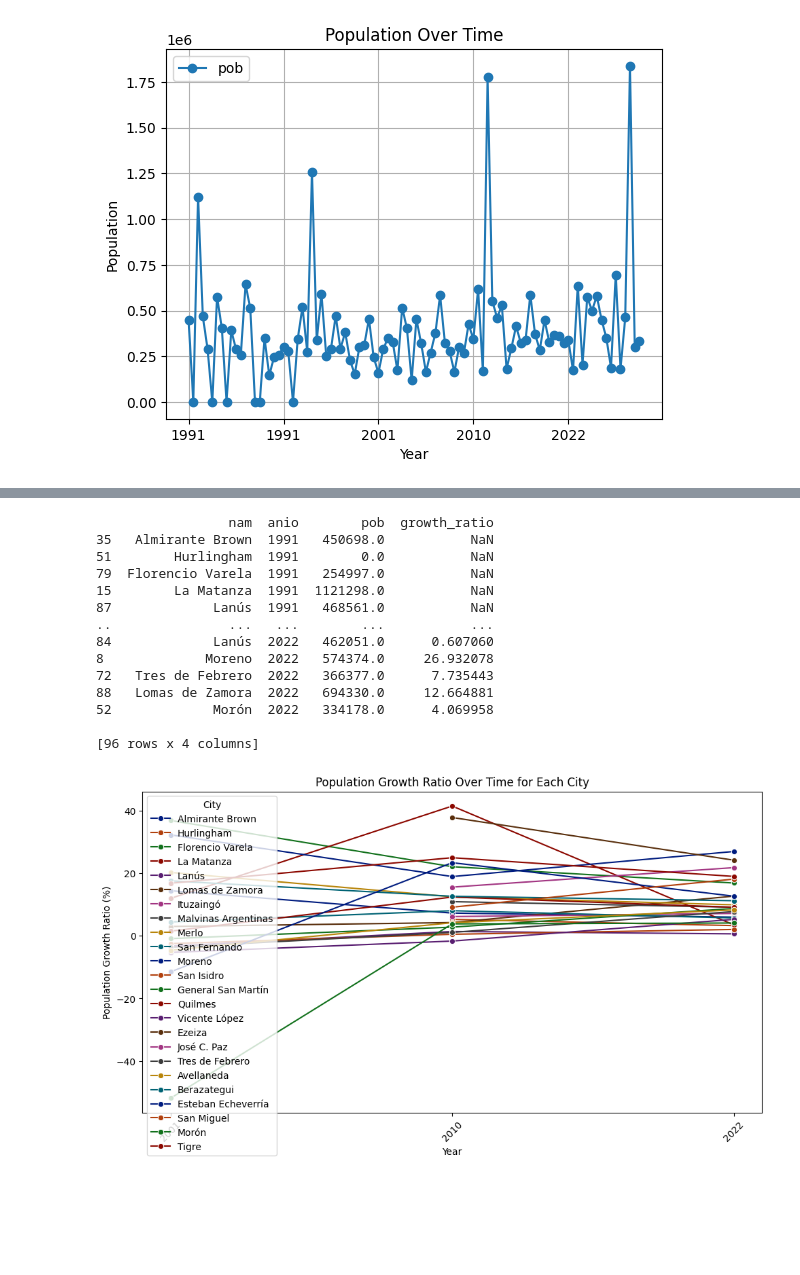
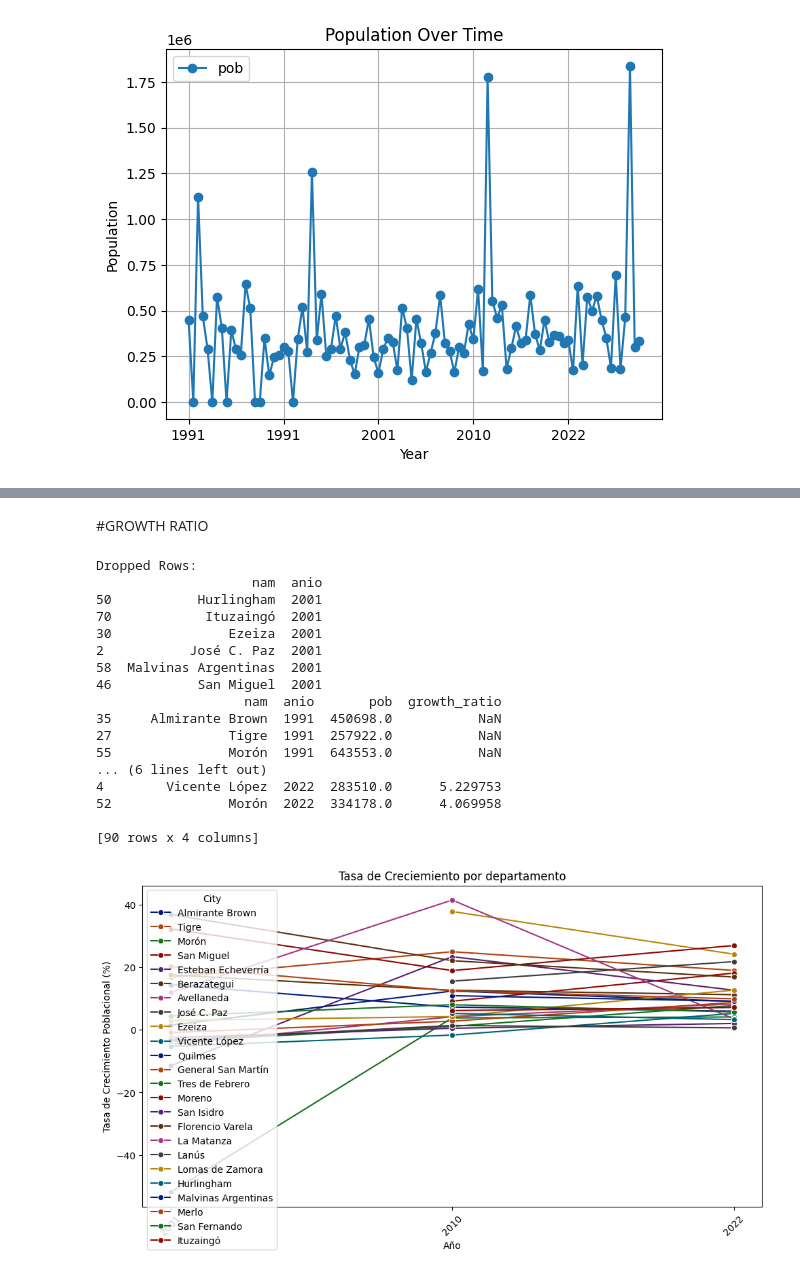
Before and after one commit to fmeseri/ITBA_TFI, a Jupyter notebook: code/python/notebooks/EDA_censos.ipynb, the cells around one changed output, grey strips where cells are left out. Drawn from its saved outputs; the diff is of its cells as text; code cells hidden in the pictures; blank space fills up the shorter version.

```diff
--- a/code/python/notebooks/EDA_censos.ipynb
+++ b/code/python/notebooks/EDA_censos.ipynb
@@ -234,0 +236,17 @@ plt.show()
+# %%
+# Sorting the DataFrame by 'anio'
+df = df.sort_values(by='anio')
+
+# Create the line plot
+plt.figure(figsize=(12, 6))
+sns.lineplot(data=df, x='anio', y='pob', hue='nam', marker='o')
+
+# Add values for each data point in millions
+for _, row in df.iterrows():
+    plt.text(row['anio'], row['pob'], f"{row['pob'] / 1e6:.2f}M", ha='right')
+
+# Add labels to the axes and show the plot
+plt.xlabel('Año censo')
+plt.ylabel('Población en Millones')
+plt.grid(True)
+plt.show()
@@ -379,47 +399,60 @@ plt.grid(True)
+# %% [markdown]
+#GROWTH RATIO
 # %%
 # Sort the DataFrame by 'anio'
 df_sorted = df.sort_values(by='anio')
 
 # Calculate the growth ratio (percentage change) for 'pob' for each city ('nam') and each year ('anio')
 df_sorted['growth_ratio'] = df_sorted.groupby('nam')['pob'].pct_change() * 100
 
+## REmove INF. Todos los departamentos que no existian en 1991, presentan ratios INF en 2001!!
+
+dropped_rows = df_sorted[df_sorted['growth_ratio'] == float('inf')]
+print("Dropped Rows:")
+print(dropped_rows[['nam', 'anio']])
+
+# Drop rows where growth_ratio is infinity
+df_sorted = df_sorted[df_sorted['growth_ratio'] != float('inf')]
 # Display the DataFrame with the growth ratio
 print(df_sorted[['nam', 'anio', 'pob', 'growth_ratio']])
 
 
 plt.figure(figsize=(10, 6))
 sns.lineplot(data=df_sorted, x='anio', y='growth_ratio', hue='nam',palette='dark', marker='o')
 
 # Set plot title and labels
-plt.title('Population Growth Ratio Over Time for Each City')
-plt.xlabel('Year')
-plt.ylabel('Population Growth Ratio (%)')
+plt.title('Tasa de Creciemiento por departamento')
+plt.xlabel('Año')
+plt.ylabel('Tasa de Crecimiento Poblacional (%)')
 
 # Rotate x-axis labels for better readability
 plt.xticks(rotation=45)
 
 # Show legend
 plt.legend(title='City', loc='upper left')
 
 # Show plot
 plt.tight_layout()
 plt.show()
 # %% [output]
-                 nam  anio        pob  growth_ratio
-35   Almirante Brown  1991   450698.0           NaN
-51        Hurlingham  1991        0.0           NaN
-79  Florencio Varela  1991   254997.0           NaN
-15        La Matanza  1991  1121298.0           NaN
-87             Lanús  1991   468561.0           NaN
-..               ...   ...        ...           ...
-84             Lanús  2022   462051.0      0.607060
-8             Moreno  2022   574374.0     26.932078
-72   Tres de Febrero  2022   366377.0      7.735443
-88   Lomas de Zamora  2022   694330.0     12.664881
-52             Morón  2022   334178.0      4.069958
+Dropped Rows:
+                    nam  anio
+50           Hurlingham  2001
+70            Ituzaingó  2001
+30               Ezeiza  2001
+2           José C. Paz  2001
+58  Malvinas Argentinas  2001
+46           San Miguel  2001
+                   nam  anio       pob  growth_ratio
+35     Almirante Brown  1991  450698.0           NaN
+27               Tigre  1991  257922.0           NaN
+55               Morón  1991  643553.0           NaN
+... (6 lines left out)
+4        Vicente López  2022  283510.0      5.229753
+52               Morón  2022  334178.0      4.069958
 
-[96 rows x 4 columns]
+[90 rows x 4 columns]
-[figure, old version]
+[figure, new version]
 # %%
 
 # Drop rows with NaN growth ratios
```
Also changed, not shown: parts of 33 cells of this notebook, 19 other files.
